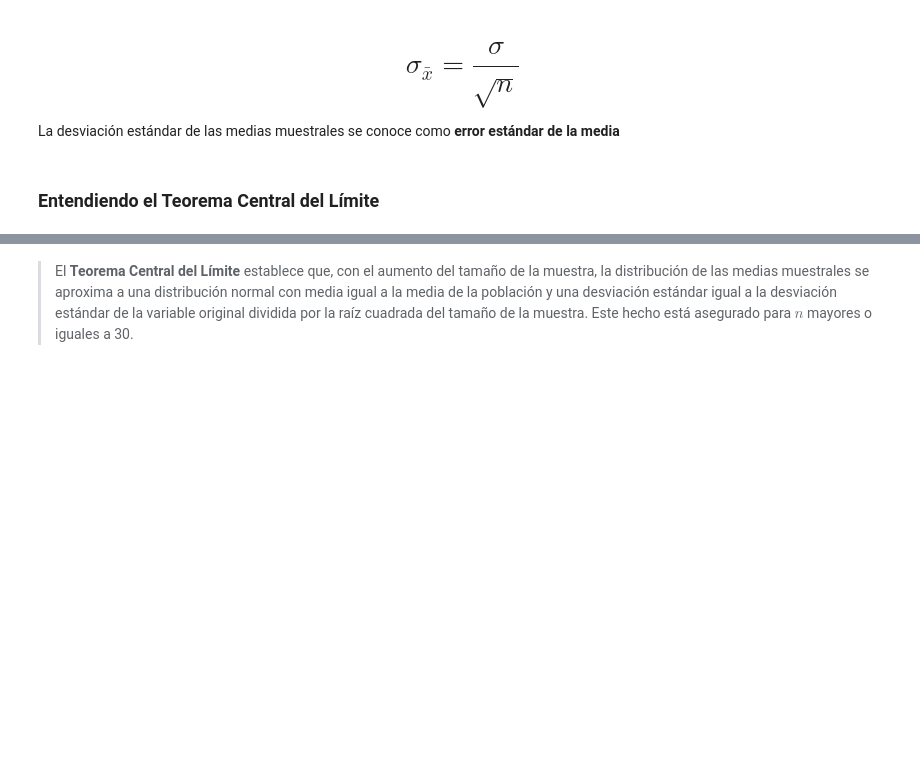
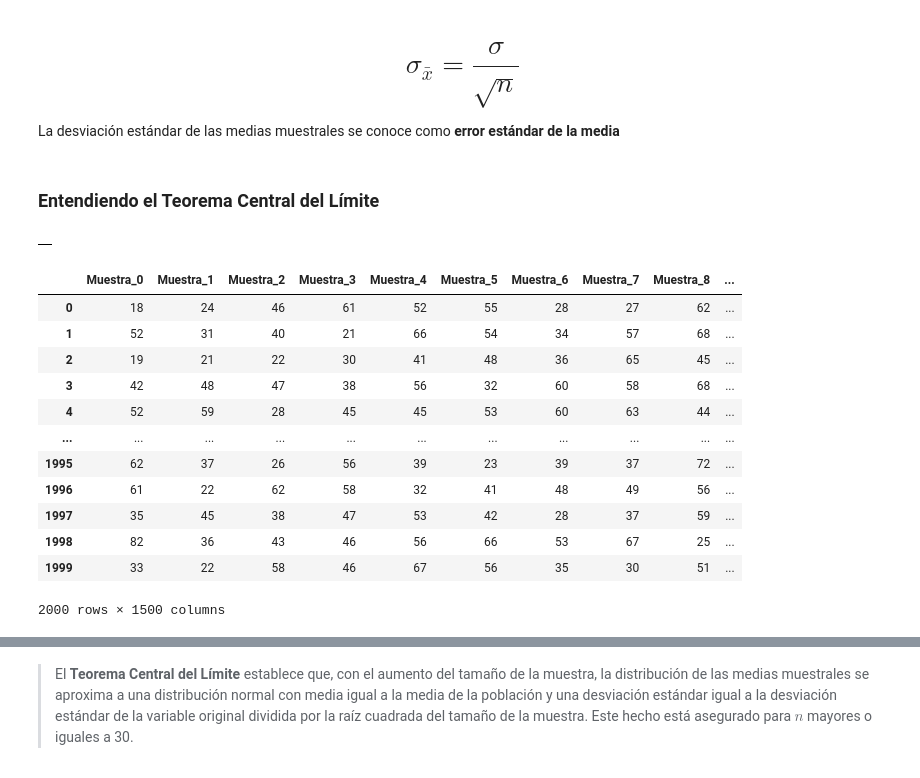
Before and after one commit to Daimond92/python_data_science, a Jupyter notebook: Curso_estadistica_2.ipynb, the cells around one changed output, grey strips where cells are left out. Drawn from its saved outputs; the diff is of its cells as text; code cells hidden in the pictures; blank space fills up the shorter version.

```diff
--- a/Curso_estadistica_2.ipynb
+++ b/Curso_estadistica_2.ipynb
@@ -671,0 +789,26 @@ La desviación estándar de las medias muestrales se conoce como **error estánd
+# %%
+muestras = pd.DataFrame()
+muestras
+# %% [output]
+|  |
+# %%
+for i in range(total_muestras):
+    _ = datos.Edad.sample(n)
+    _.index = range(0, len(_))
+    muestras['Muestra_' + str(i)] = _
+
+muestras
+# %% [output]
+|  | Muestra_0 | Muestra_1 | Muestra_2 | Muestra_3 | Muestra_4 | Muestra_5 | Muestra_6 | Muestra_7 | Muestra_8 | ... |
+| 0 | 18 | 24 | 46 | 61 | 52 | 55 | 28 | 27 | 62 | ... |
+| 1 | 52 | 31 | 40 | 21 | 66 | 54 | 34 | 57 | 68 | ... |
+| 2 | 19 | 21 | 22 | 30 | 41 | 48 | 36 | 65 | 45 | ... |
+| 3 | 42 | 48 | 47 | 38 | 56 | 32 | 60 | 58 | 68 | ... |
+| 4 | 52 | 59 | 28 | 45 | 45 | 53 | 60 | 63 | 44 | ... |
+| ... | ... | ... | ... | ... | ... | ... | ... | ... | ... | ... |
+| 1995 | 62 | 37 | 26 | 56 | 39 | 23 | 39 | 37 | 72 | ... |
+| 1996 | 61 | 22 | 62 | 58 | 32 | 41 | 48 | 49 | 56 | ... |
+| 1997 | 35 | 45 | 38 | 47 | 53 | 42 | 28 | 37 | 59 | ... |
+| 1998 | 82 | 36 | 43 | 46 | 56 | 66 | 53 | 67 | 25 | ... |
+| 1999 | 33 | 22 | 58 | 46 | 67 | 56 | 35 | 30 | 51 | ... |
+2000 rows × 1500 columns
```
Also changed, not shown: parts of 64 cells of this notebook.
